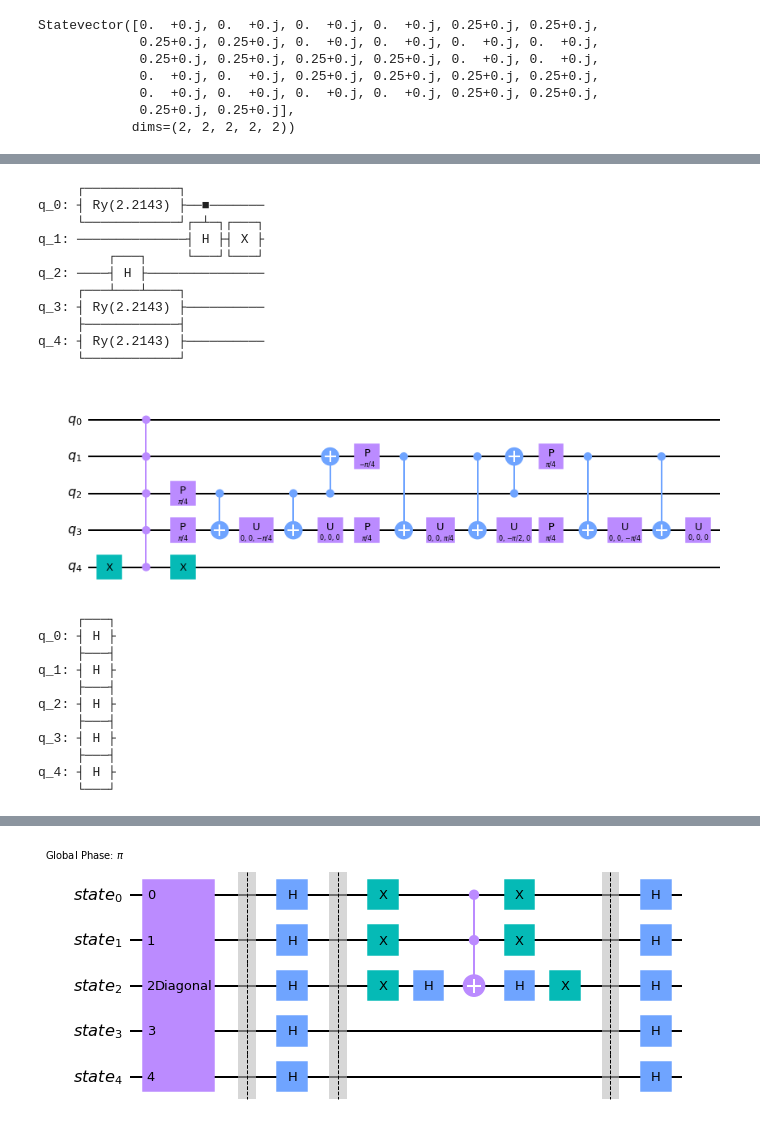
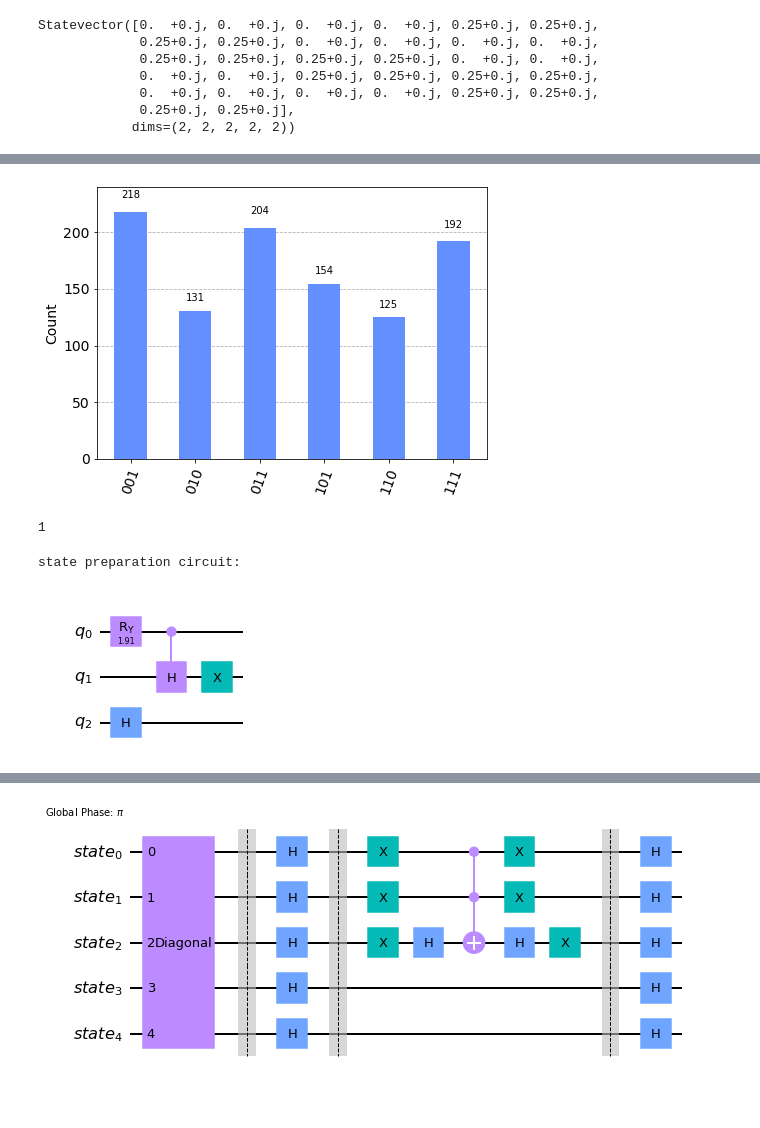
Before and after one commit to Eagle-quantum/QuPCA, a Jupyter notebook: new_tomography.ipynb, the cells around one changed output, grey strips where cells are left out. Saved outputs shown, nothing was run; the diff lists cells and outputs as text; code cells hidden in the pictures; blank space fills up the shorter version.

```diff
--- a/new_tomography.ipynb
+++ b/new_tomography.ipynb
@@ -334,52 +368,36 @@ Statevector([0.  +0.j, 0.  +0.j, 0.  +0.j, 0.  +0.j, 0.25+0.j, 0.25+0.j,
+# %%
+aer_back=Aer.get_backend('qasm_simulator')
+st=aer_back.run(transpile(state_preparation,aer_back)).result()
+counts=st.get_counts()
+# %%
+plot_histogram(counts)
+# %% [output]
+[figure, added]
+# %%
+iterations = Grover.optimal_num_iterations(num_solutions=3, num_qubits=3)
+iterations
+# %% [output]
+1
 # %%
+expression = '(a & b & c) | (~a & b & c)'
+#expression = '(c & d & e) | (~c&d&e)'
+phaseOracle=PhaseOracle(expression)
 oracle = QuantumCircuit(3)
 oracle.ccz(0, 1, 2)
-
-theta = 2 * np.arccos(1 / np.sqrt(5))
-state_preparation = QuantumCircuit(5)
+theta = 2 * np.arccos(1 / np.sqrt(3))
+state_preparation = QuantumCircuit(3)
 state_preparation.ry(theta, 0)
 state_preparation.ch(0,1)
 state_preparation.x(1)
 state_preparation.h(2)
-state_preparation.ry(theta,3)
-state_preparation.ry(theta,4)
-state_preparation.draw()
+
+# we only care about the first two bits being in state 1, thus add both possibilities for the last qubit
+
+problem = AmplificationProblem(oracle=phaseOracle, state_preparation=state_preparation, is_good_state=['110', '111'])
+
+# state_preparation
+print('state preparation circuit:')
+problem.grover_operator.state_preparation.draw(output='mpl')
 # %% [output]
-     ┌────────────┐
-q_0: ┤ Ry(2.2143) ├──■───────
-     └────────────┘┌─┴─┐┌───┐
-q_1: ──────────────┤ H ├┤ X ├
-         ┌───┐     └───┘└───┘
-q_2: ────┤ H ├───────────────
-     ┌───┴───┴────┐
-q_3: ┤ Ry(2.2143) ├──────────
-     ├────────────┤
-q_4: ┤ Ry(2.2143) ├──────────
-     └────────────┘
+state preparation circuit:
+[figure, added]
-# %%
-from qiskit.circuit.library.phase_oracle import PhaseOracle
-expression = '(a & b & c & d & e) | (e & d & b & ~a & c)| (~e & d & b & ~a & c)'
-#expression = '(c & d & e) | (~c&d&e)'
-phaseOracle=PhaseOracle(expression)
-'''state_preparation=QuantumCircuit(5)
-for i in range(5):
-    state_preparation.h(i)'''
-groverOperator=GroverOperator(oracle=phaseOracle,insert_barriers=True)
-expression_problem = AmplificationProblem(phaseOracle,grover_operator=groverOperator)
-display(expression_problem.grover_operator.oracle.decompose().draw(output='mpl'))
-# %% [output]
-[figure, removed]
-# %%
-state_preparation.draw()
-# %% [output]
-     ┌───┐
-q_0: ┤ H ├
-     ├───┤
-q_1: ┤ H ├
-     ├───┤
-q_2: ┤ H ├
-     ├───┤
-q_3: ┤ H ├
-     ├───┤
-q_4: ┤ H ├
-     └───┘
```
Also changed, not shown: parts of 11 cells of this notebook.
